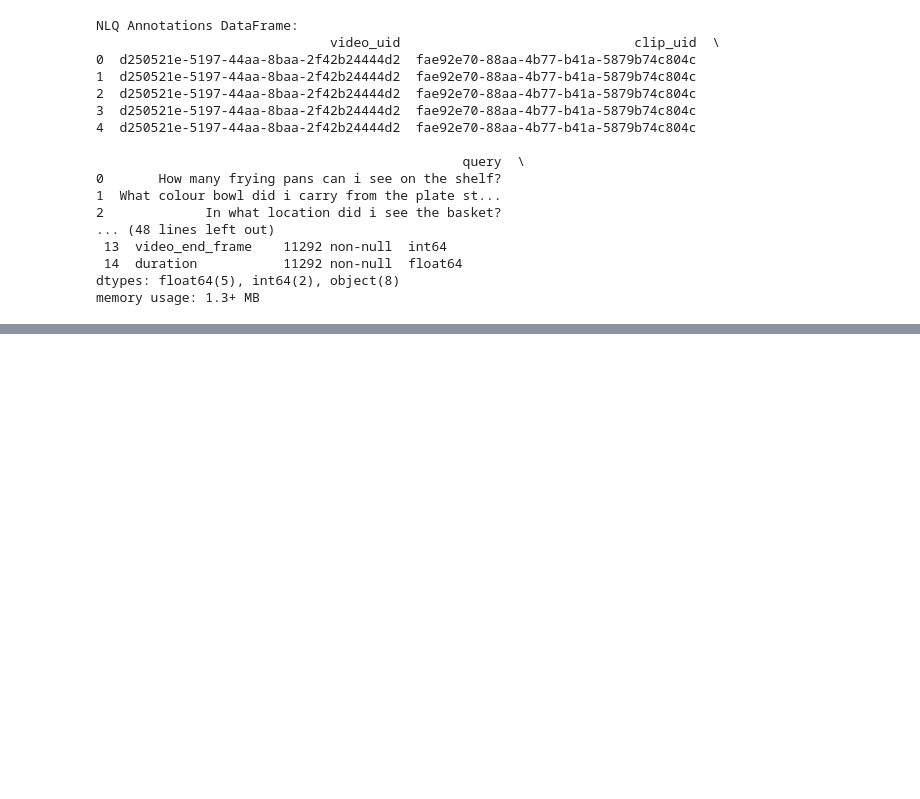
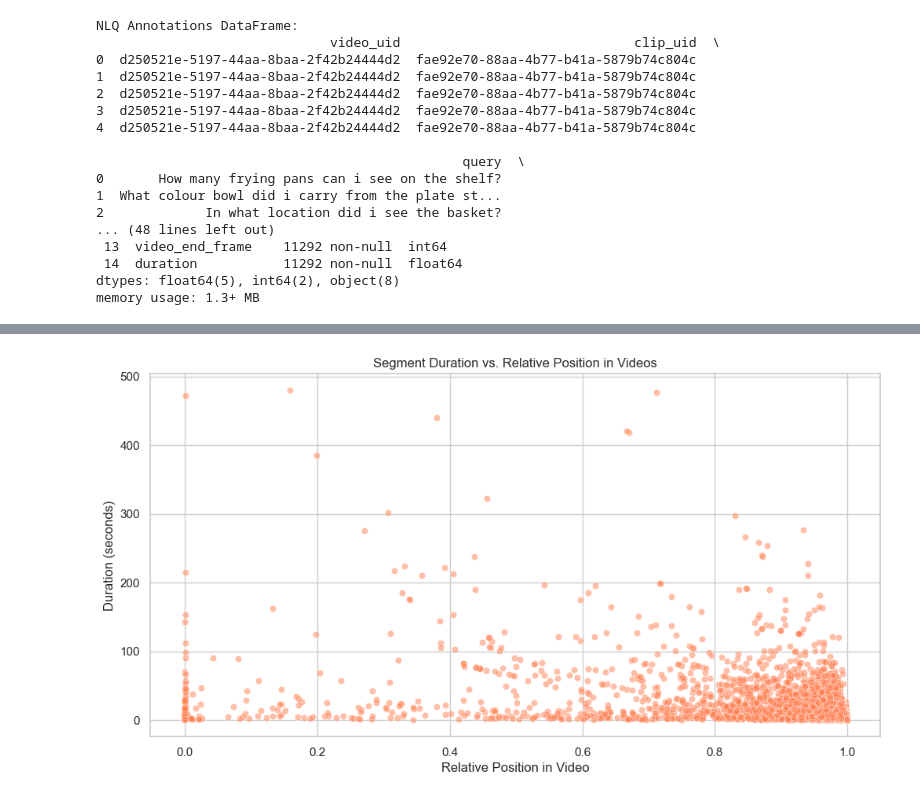
Before and after one commit to donnadamus/EgoVisionAML, a Jupyter notebook: notebooks/Ego4D_analysis.ipynb, the cells around one changed output, grey strips where cells are left out. Saved outputs shown, nothing was run; the diff lists cells and outputs as text; code cells hidden in the pictures; blank space fills up the shorter version.

```diff
--- a/notebooks/Ego4D_analysis.ipynb
+++ b/notebooks/Ego4D_analysis.ipynb
@@ -129,0 +188,13 @@ memory usage: 1.3+ MB
+# %%
+# Calculate relative position in the video
+nlq_df['relative_position'] = nlq_df['video_start_sec'] / (nlq_df['video_end_sec'] + 1e-6)
+
+# Scatter plot of duration vs. relative position
+plt.figure(figsize=(12, 6))
+sns.scatterplot(x=nlq_df['relative_position'], y=nlq_df['duration'], alpha=0.5, color="coral")
+plt.title("Segment Duration vs. Relative Position in Videos")
+plt.xlabel("Relative Position in Video")
+plt.ylabel("Duration (seconds)")
+plt.show()
+# %% [output]
+[figure, added]
```
Also changed, not shown: parts of 15 cells of this notebook.
